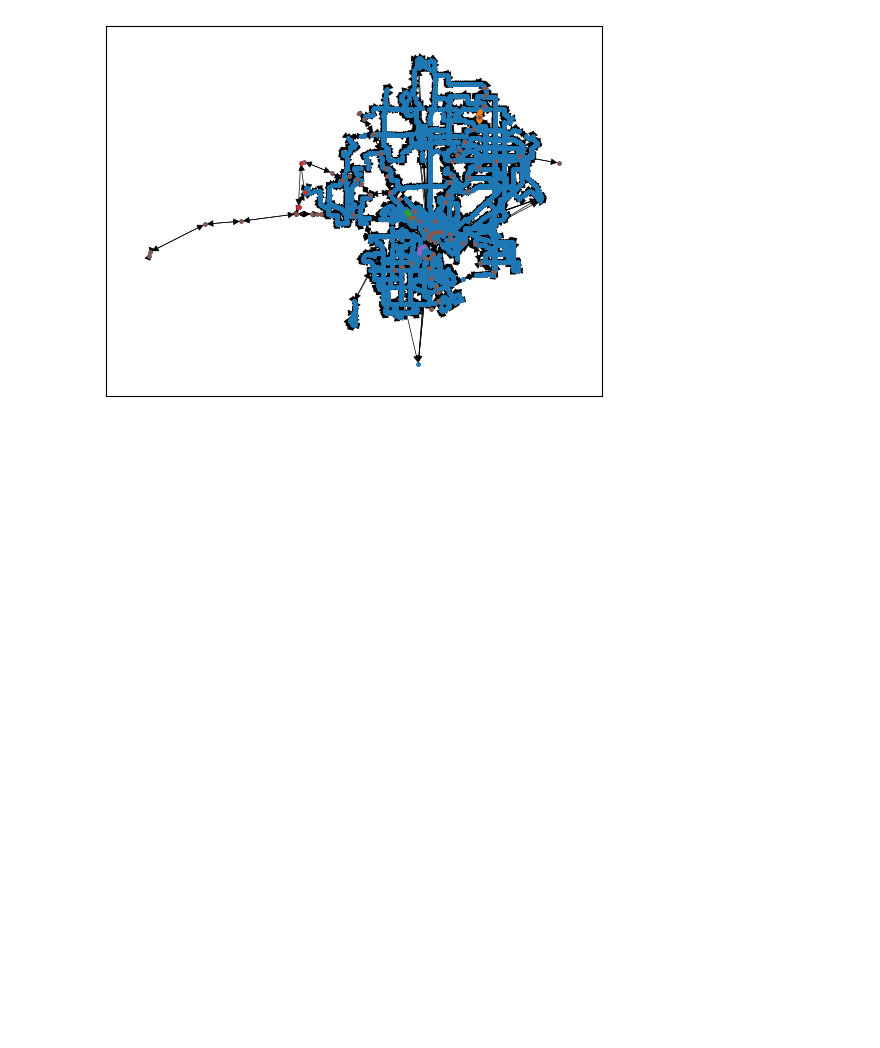
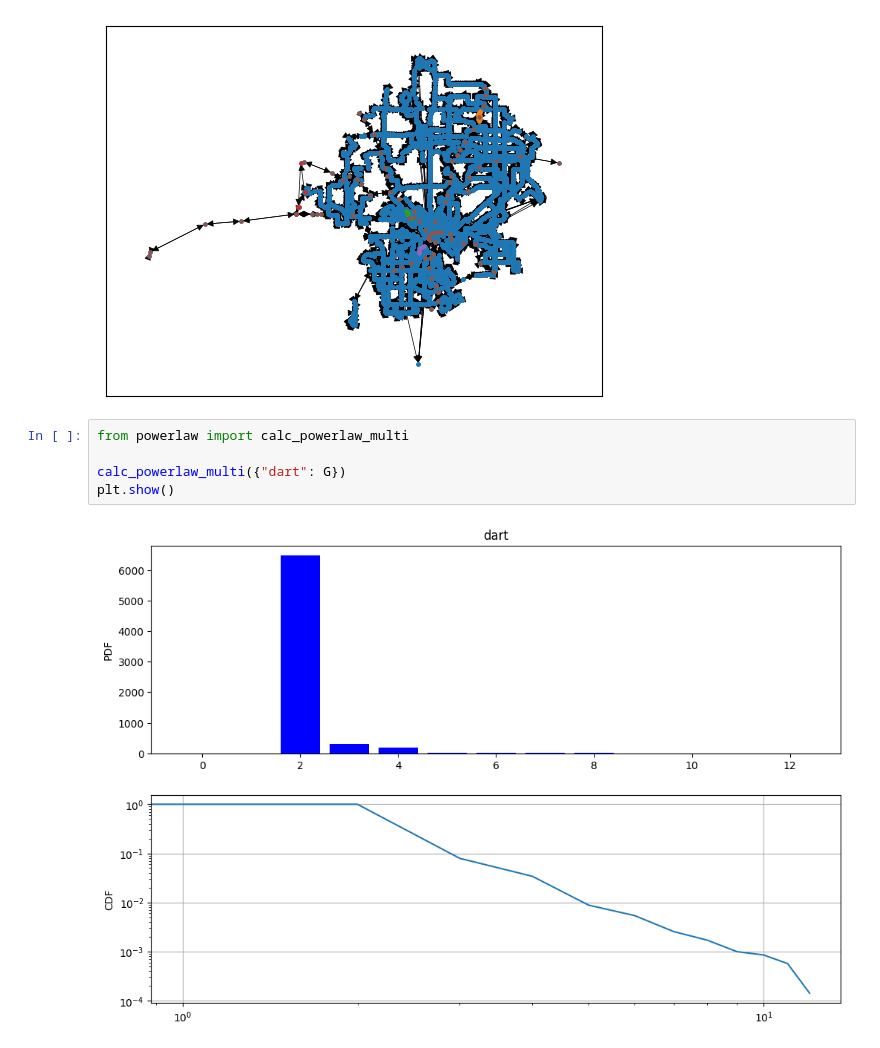
Before and after one commit to Antyos/DCNS-S23-Project, a Jupyter notebook: dart_graph.ipynb, the cells around one changed output. Drawn from its saved outputs; the diff is of its cells as text; blank space fills up the shorter version.

Commit message:
Add pwoerlaw plotting code

```diff
--- a/dart_graph.ipynb
+++ b/dart_graph.ipynb
@@ -54,3 +54,10 @@ for component, color in zip(comps, colors):
     )
 # %% [output]
 [figure]
+# %%
+from powerlaw import calc_powerlaw_multi
+
+calc_powerlaw_multi({"dart": G})
+plt.show()
+# %% [output]
+[figure, added]
```
Also changed, not shown: parts of 2 cells of this notebook, 1 other file.
